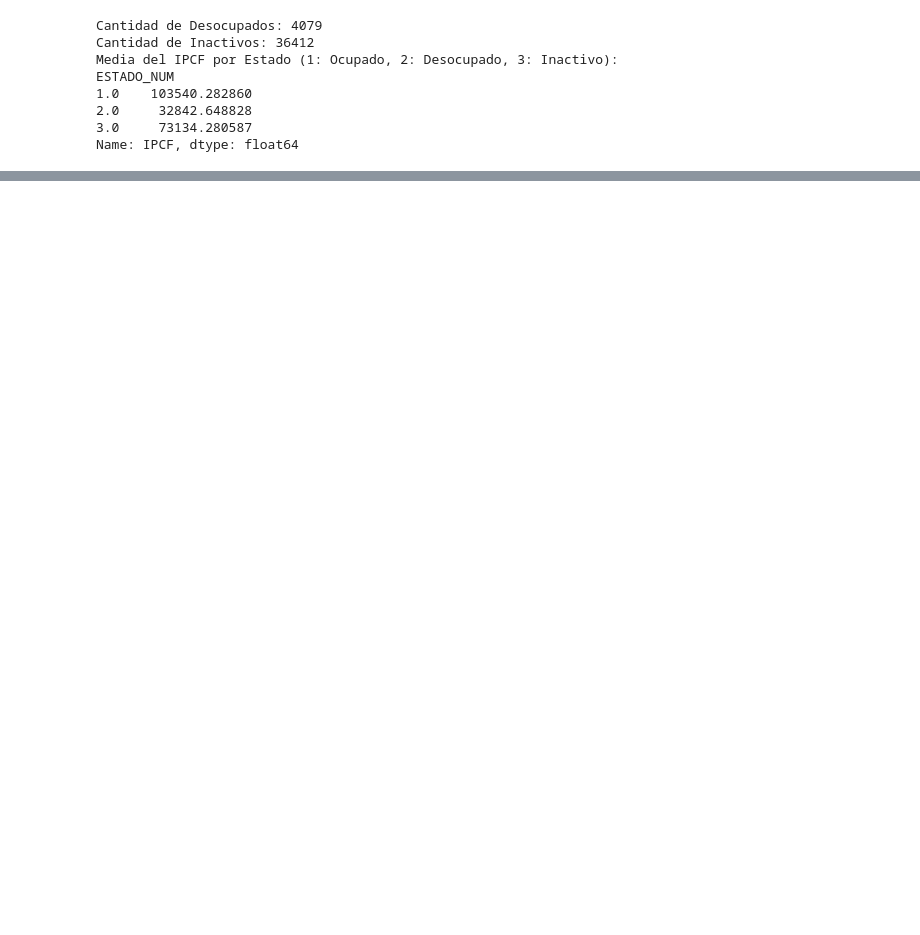
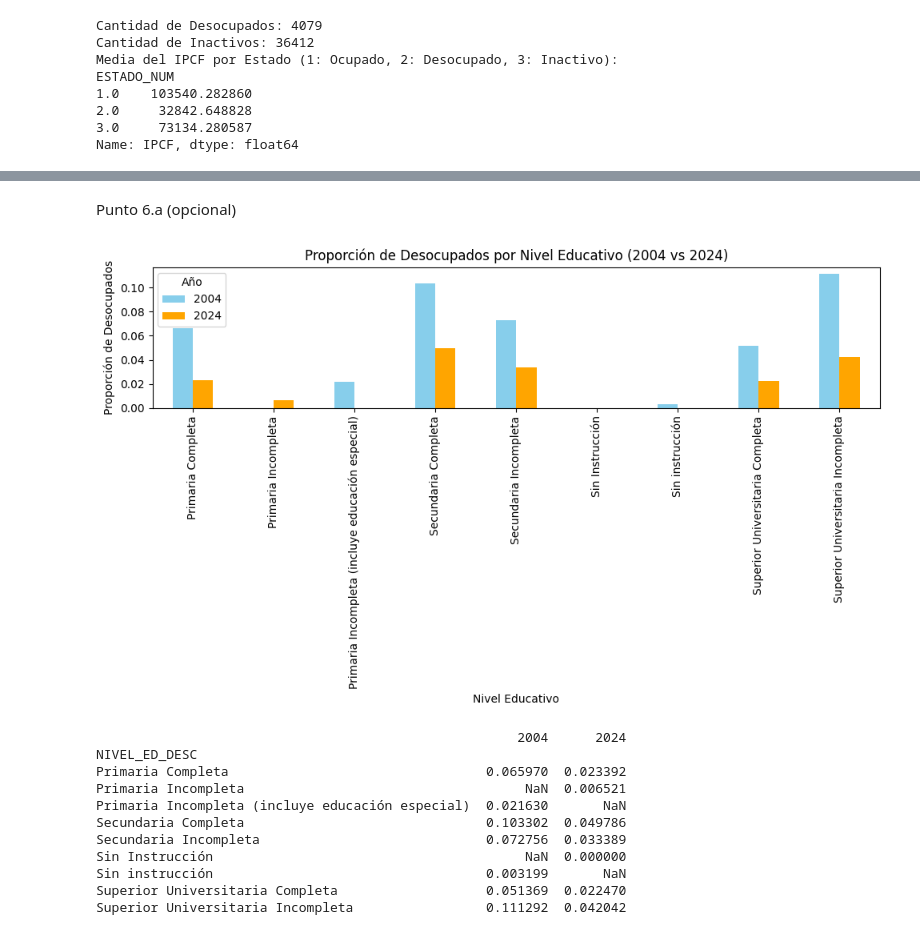
Before and after one commit to JorgeJimenezT/Big-Data-UBA---Jimenez-Menendez-Nunez, a Jupyter notebook: TP3/Tp3.ipynb, the cells around one changed output, grey strips where cells are left out. Saved outputs shown, nothing was run; the diff lists cells and outputs as text; code cells hidden in the pictures; blank space fills up the shorter version.

```diff
--- a/TP3/Tp3.ipynb
+++ b/TP3/Tp3.ipynb
@@ -504,0 +604,9 @@ Name: IPCF, dtype: float64
+# %%
+# Columna 'desocupado' en la base 'respondieron'
+respondieron['desocupado'] = respondieron['ESTADO_NUM'].apply(lambda x: 1 if x == 2 else 0)
+
+# Contar la cantidad de desocupados en 2004 vs 2024
+desocupados_2004_2024 = respondieron[respondieron['ANO4'].isin([2004, 2024])]
+desocupados_count = desocupados_2004_2024.groupby('ANO4')['desocupado'].sum()
+
+print(f" la cantidad de desocupados por año es : {desocupados_count}")
@@ -504,0 +623,44 @@ Name: IPCF, dtype: float64
+# %% [markdown]
+Punto 6.a (opcional)
+# %%
+# Separo los años 2004 y 2024
+respondieron_2004 = respondieron[respondieron['ANO4'] == 2004]
+respondieron_2024 = respondieron[respondieron['ANO4'] == 2024]
+
+# Proporción de desocupados por nivel educativo para 2004
+desocupados_2004 = respondieron_2004.groupby('NIVEL_ED_DESC')['desocupado'].mean()
+
+# Proporción de desocupados por nivel educativo para 2024
+desocupados_2024 = respondieron_2024.groupby('NIVEL_ED_DESC')['desocupado'].mean()
+
+# Unir los resultados en un DataFrame para comparación
+desocupados_comparacion = pd.DataFrame({
+    '2004': desocupados_2004,
+    '2024': desocupados_2024
+})
+
+# Graficar la comparación de las proporciones
+desocupados_comparacion.plot(kind='bar', stacked=False, figsize=(10, 6), color=['skyblue', 'orange'])
+plt.title('Proporción de Desocupados por Nivel Educativo (2004 vs 2024)')
+plt.ylabel('Proporción de Desocupados')
+plt.xlabel('Nivel Educativo')
+plt.xticks(rotation=90)
+plt.legend(title='Año')
+plt.tight_layout()
+plt.show()
+
+# Mostrar los resultados numéricos en consola
+print(desocupados_comparacion)
+# %% [output]
+[figure, added]
+                                                      2004      2024
+NIVEL_ED_DESC
+Primaria Completa                                 0.065970  0.023392
+Primaria Incompleta                                    NaN  0.006521
+Primaria Incompleta (incluye educación especial)  0.021630       NaN
+Secundaria Completa                               0.103302  0.049786
+Secundaria Incompleta                             0.072756  0.033389
+Sin Instrucción                                        NaN  0.000000
+Sin instrucción                                   0.003199       NaN
+Superior Universitaria Completa                   0.051369  0.022470
+Superior Universitaria Incompleta                 0.111292  0.042042
```
Also changed, not shown: parts of 18 cells of this notebook.
